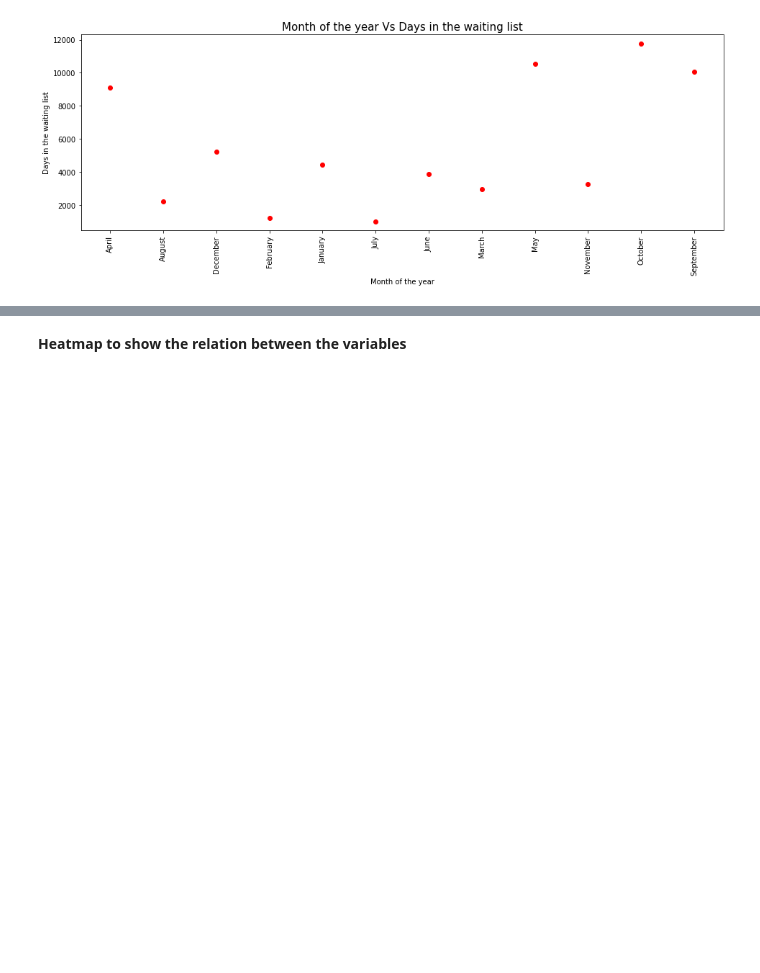
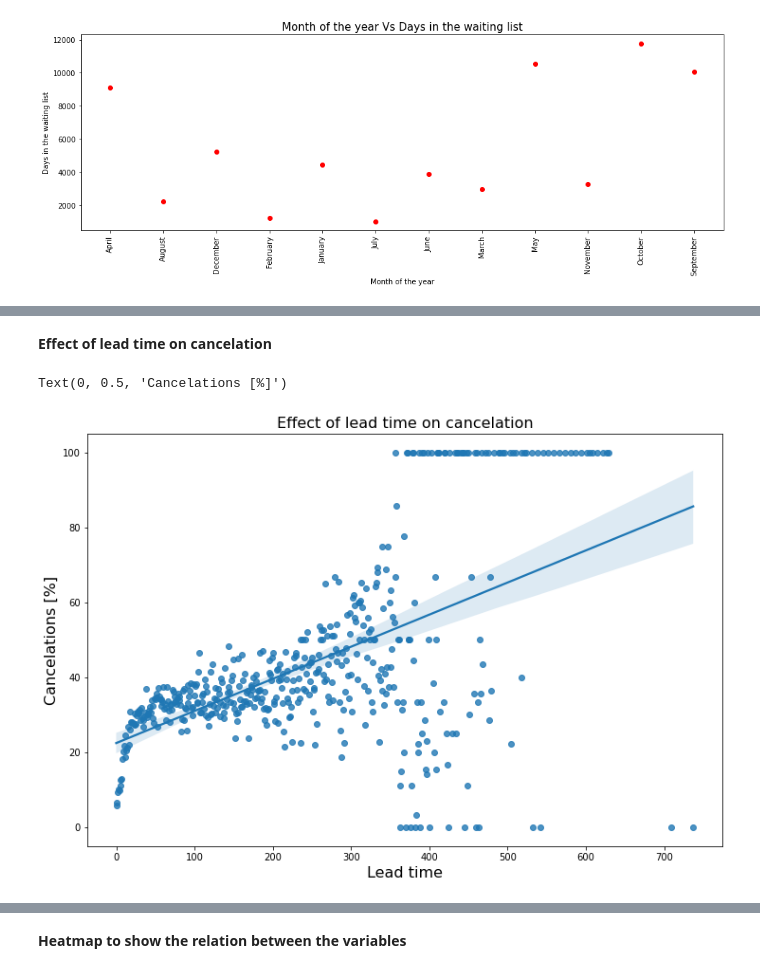
Before and after one commit to kishorpatil03/Hotel-Booking-Analysis, a Jupyter notebook: Hotel_Booking_Analysis_Capstone_Project.ipynb, the cells around one changed output, grey strips where cells are left out. Drawn from its saved outputs; the diff is of its cells as text; code cells hidden in the pictures; blank space fills up the shorter version.

```diff
--- a/Hotel_Booking_Analysis_Capstone_Project.ipynb
+++ b/Hotel_Booking_Analysis_Capstone_Project.ipynb
@@ -414,0 +478,12 @@ plt.show()
+# %% [markdown]
+**Effect of lead time on cancelation**
+# %%
+lead_time_df = df.groupby('lead_time')['is_canceled'].describe()
+plt.figure(figsize=(12, 8))
+sns.regplot(x=lead_time_df.index, y=lead_time_df["mean"].values * 100)
+plt.title("Effect of lead time on cancelation", fontsize=16)
+plt.xlabel("Lead time", fontsize=16)
+plt.ylabel("Cancelations [%]", fontsize=16)
+# %% [output]
+Text(0, 0.5, 'Cancelations [%]')
+[figure, added]
```
Also changed, not shown: parts of 15 cells of this notebook.
